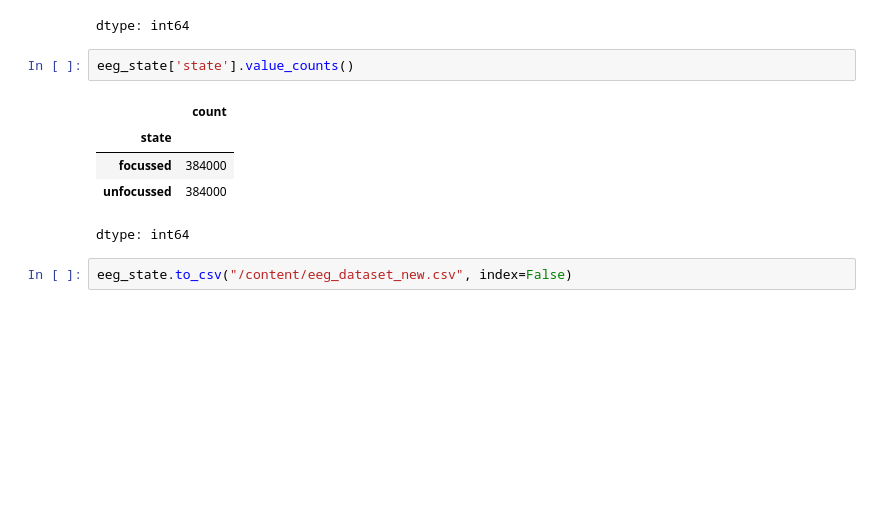
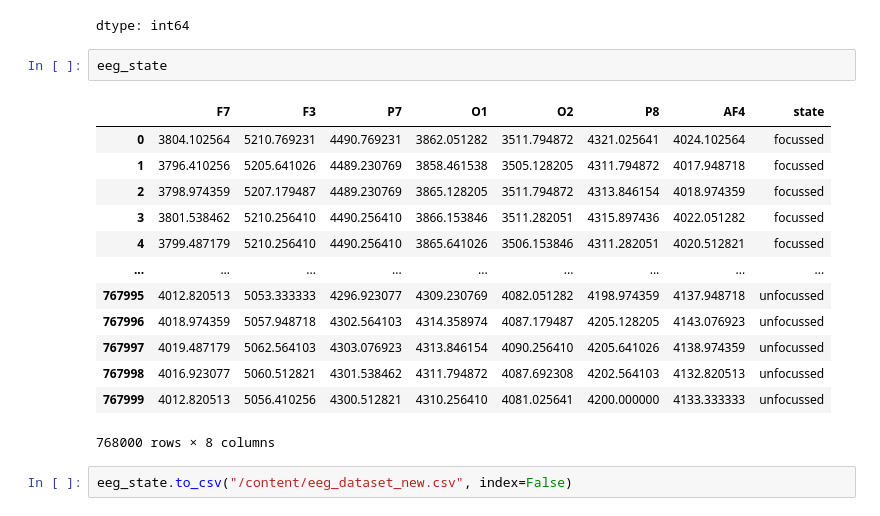
Before and after one commit to manotham-cc/BrainCode, a Jupyter notebook: Braincode_Training_Pipeline.ipynb, the cells around one changed output. Cells and saved outputs as stored; diff of their text form; blank space fills up the shorter version.

```diff
--- a/Braincode_Training_Pipeline.ipynb
+++ b/Braincode_Training_Pipeline.ipynb
@@ -40,13 +70,21 @@ eeg_state['state'].value_counts()
 | unfocussed | 384000 |
 dtype: int64
 # %%
-eeg_state['state'].value_counts()
+eeg_state
 # %% [output]
-|  | count |
-| state |  |
-| focussed | 384000 |
-| unfocussed | 384000 |
+|  | F7 | F3 | P7 | O1 | O2 | P8 | AF4 | state |
+| 0 | 3804.102564 | 5210.769231 | 4490.769231 | 3862.051282 | 3511.794872 | 4321.025641 | 4024.102564 | focussed |
+| 1 | 3796.410256 | 5205.641026 | 4489.230769 | 3858.461538 | 3505.128205 | 4311.794872 | 4017.948718 | focussed |
+| 2 | 3798.974359 | 5207.179487 | 4489.230769 | 3865.128205 | 3511.794872 | 4313.846154 | 4018.974359 | focussed |
+| 3 | 3801.538462 | 5210.256410 | 4490.256410 | 3866.153846 | 3511.282051 | 4315.897436 | 4022.051282 | focussed |
+| 4 | 3799.487179 | 5210.256410 | 4490.256410 | 3865.641026 | 3506.153846 | 4311.282051 | 4020.512821 | focussed |
+| ... | ... | ... | ... | ... | ... | ... | ... | ... |
+| 767995 | 4012.820513 | 5053.333333 | 4296.923077 | 4309.230769 | 4082.051282 | 4198.974359 | 4137.948718 | unfocussed |
+| 767996 | 4018.974359 | 5057.948718 | 4302.564103 | 4314.358974 | 4087.179487 | 4205.128205 | 4143.076923 | unfocussed |
+| 767997 | 4019.487179 | 5062.564103 | 4303.076923 | 4313.846154 | 4090.256410 | 4205.641026 | 4138.974359 | unfocussed |
+| 767998 | 4016.923077 | 5060.512821 | 4301.538462 | 4311.794872 | 4087.692308 | 4202.564103 | 4132.820513 | unfocussed |
+| 767999 | 4012.820513 | 5056.410256 | 4300.512821 | 4310.256410 | 4081.025641 | 4200.000000 | 4133.333333 | unfocussed |
-dtype: int64
+768000 rows × 8 columns
 # %%
 eeg_state.to_csv("/content/eeg_dataset_new.csv", index=False)
 # %%
```
Also changed, not shown: parts of 31 cells of this notebook, 3 other files.
